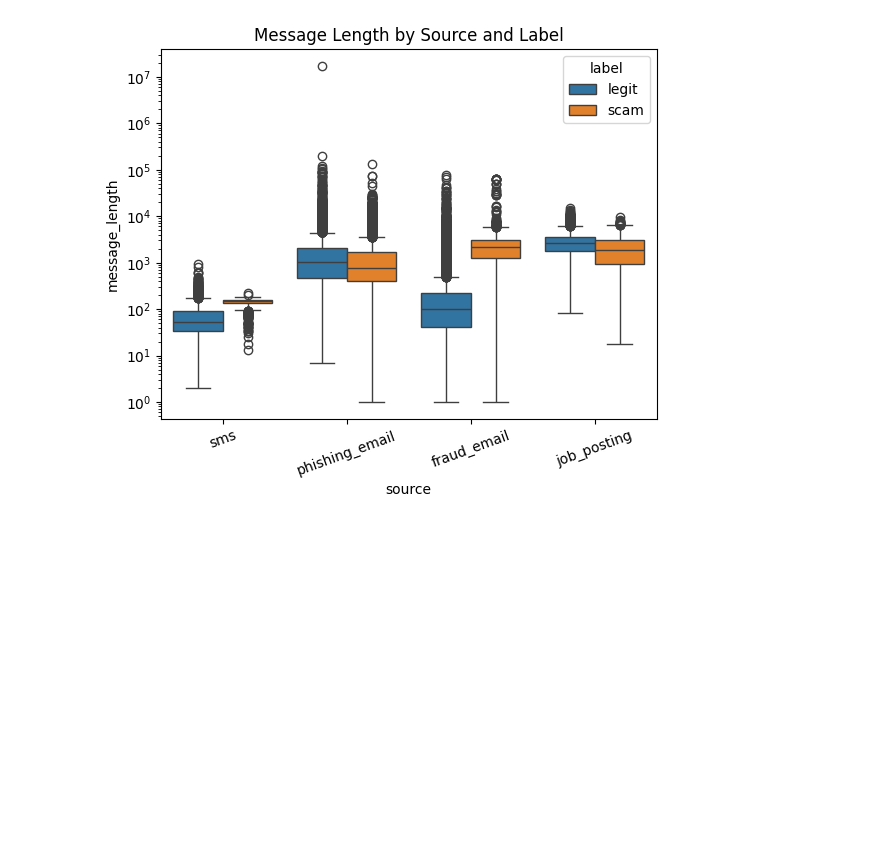
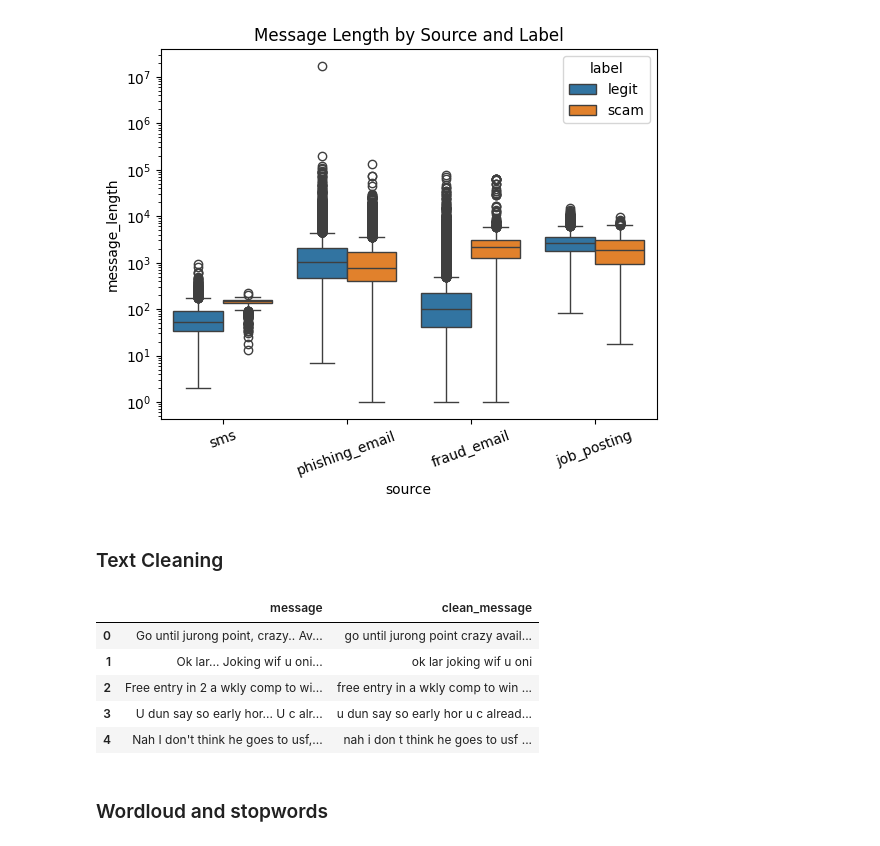
Before and after one commit to harsa4333/AI-ScamShield, a Jupyter notebook: notebooks/02_eda.ipynb, the cells around one changed output. Saved outputs shown, nothing was run; the diff lists cells and outputs as text; code cells hidden in the pictures; blank space fills up the shorter version.

```diff
--- a/notebooks/02_eda.ipynb
+++ b/notebooks/02_eda.ipynb
@@ -74,3 +79,29 @@ plt.xticks(rotation=20)
 plt.show()
 # %% [output]
 [figure]
+# %% [markdown]
+### Text Cleaning ###
+# %%
+import re
+import html
+
+def clean_text_basic(text):
+    text = str(text).lower()
+    text = html.unescape(text)
+    text = re.sub(r'<.*?>', ' ', text)
+    text = re.sub(r'http\S+|www\S+', '', text)
+    text = re.sub(r'[^a-z\s]', ' ', text)
+    text = re.sub(r'\s+', ' ', text).strip()
+    return text
+
+df['clean_message'] = df['message'].apply(clean_text_basic)
+df[['message', 'clean_message']].head()
+# %% [output]
+|  | message | clean_message |
+| 0 | Go until jurong point, crazy.. Av... | go until jurong point crazy avail... |
+| 1 | Ok lar... Joking wif u oni... | ok lar joking wif u oni |
+| 2 | Free entry in 2 a wkly comp to wi... | free entry in a wkly comp to win ... |
+| 3 | U dun say so early hor... U c alr... | u dun say so early hor u c alread... |
+| 4 | Nah I don't think he goes to usf,... | nah i don t think he goes to usf ... |
+# %% [markdown]
+### Wordloud and stopwords ###
```
Also changed, not shown: parts of 20 cells of this notebook, 4 other files.
